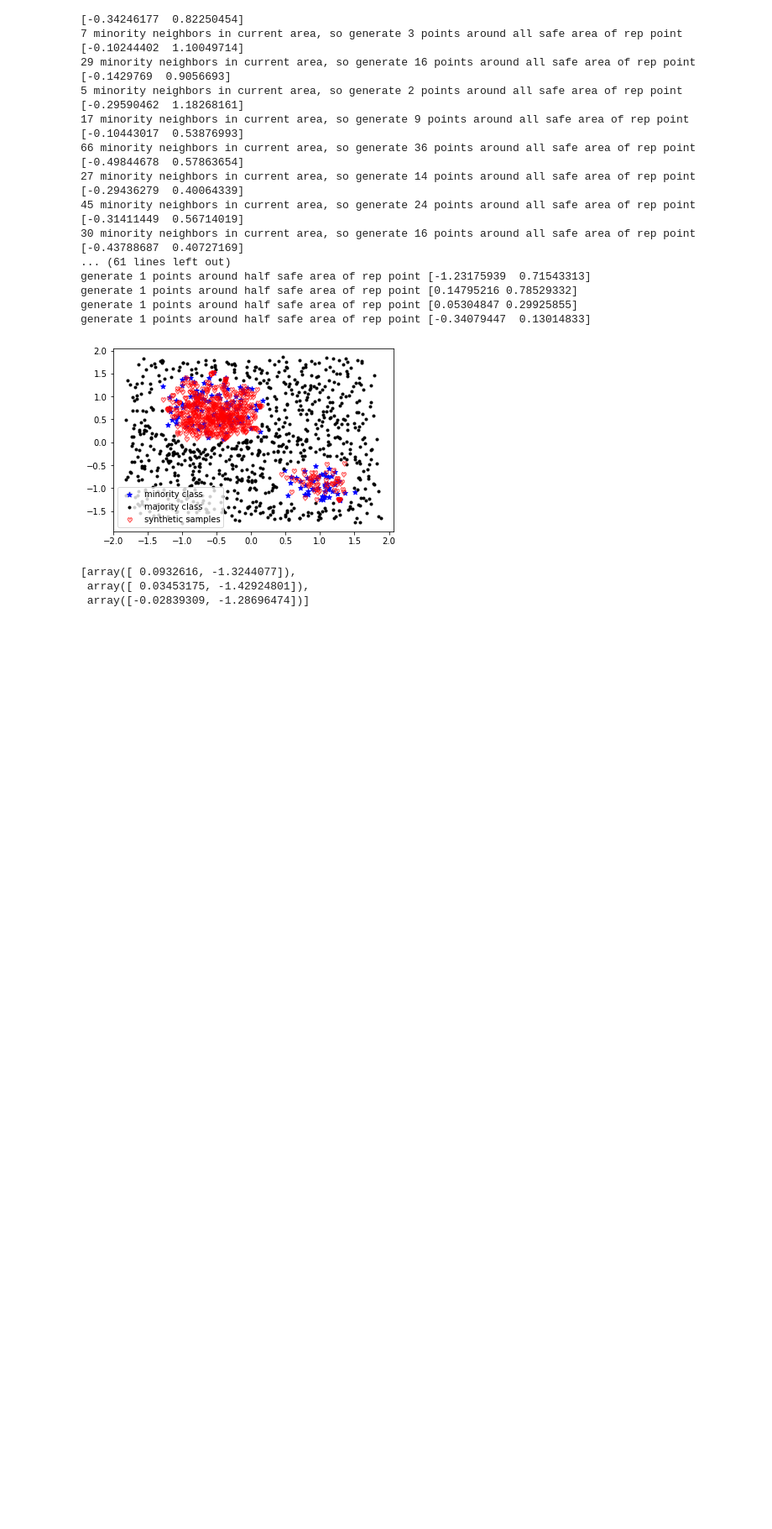
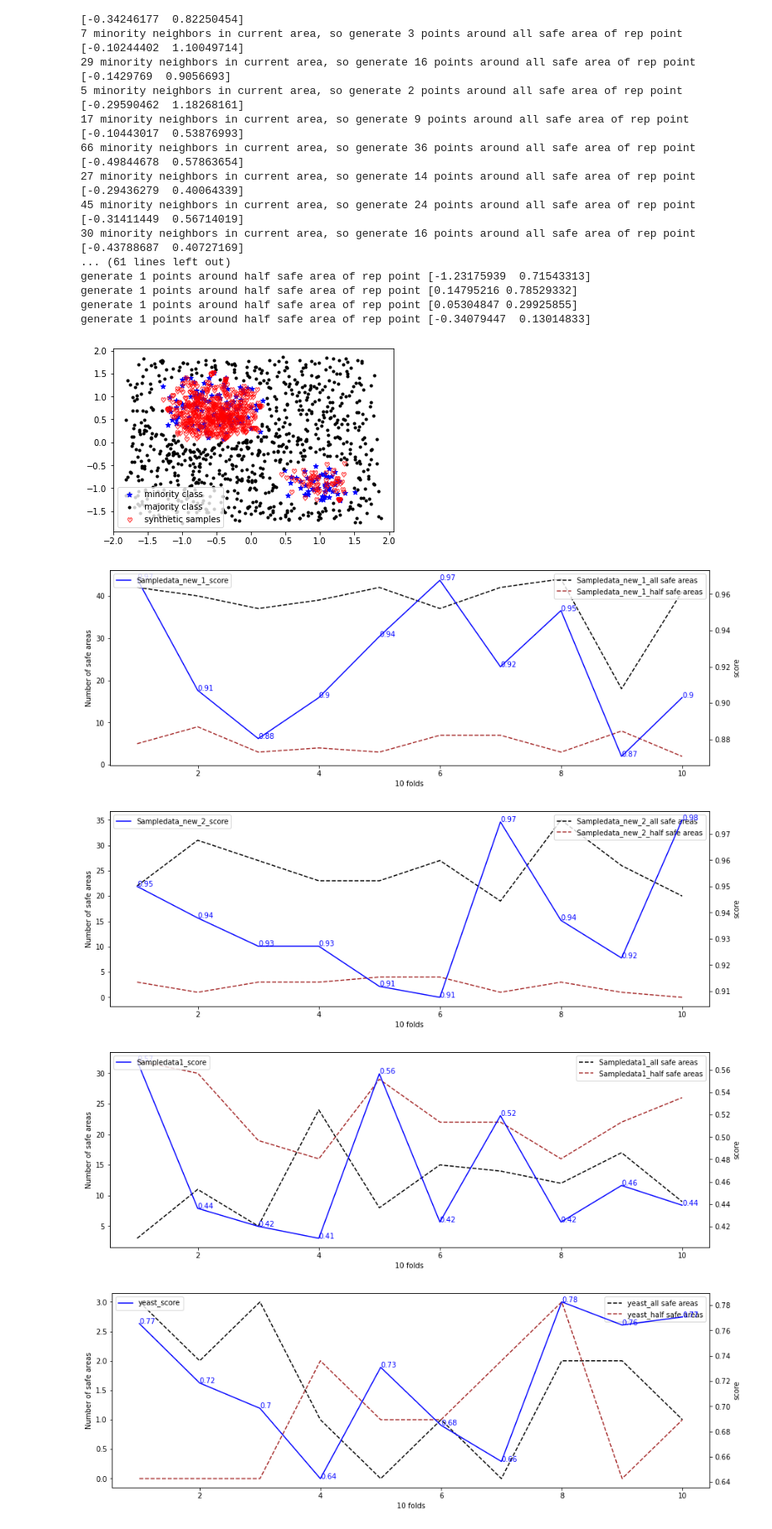
Before and after one commit to ghostqriver/AROSS, a Jupyter notebook: COS guidance.ipynb, the cells around one changed output. Shown at 84% size. Cells and saved outputs as stored; diff of their text form; code cells hidden in the pictures; blank space fills up the shorter version.

Commit message:
Update the cure linkages, show the area numbers in the baseline

```diff
--- a/COS guidance.ipynb
+++ b/COS guidance.ipynb
@@ -360,6 +358,9 @@ new_points = np.array(new_points)
-# %%
-area.nearest_neighbor
-# %% [output]
-[array([ 0.0932616, -1.3244077]),
- array([ 0.03453175, -1.42924801]),
- array([-0.02839309, -1.28696474])]
+# %%
+import COS_Funcs.visualize as V
+file_name = 'baselines/c10_alpha0.5_N30_kappa_random_forest_k10.xlsx'
+V.show_baselines_areas(file_name)
+# %% [output]
+[figure, added]
+[figure, added]
+[figure, added]
+[figure, added]
```
Also changed, not shown: parts of 4 cells of this notebook, 15 other files.
